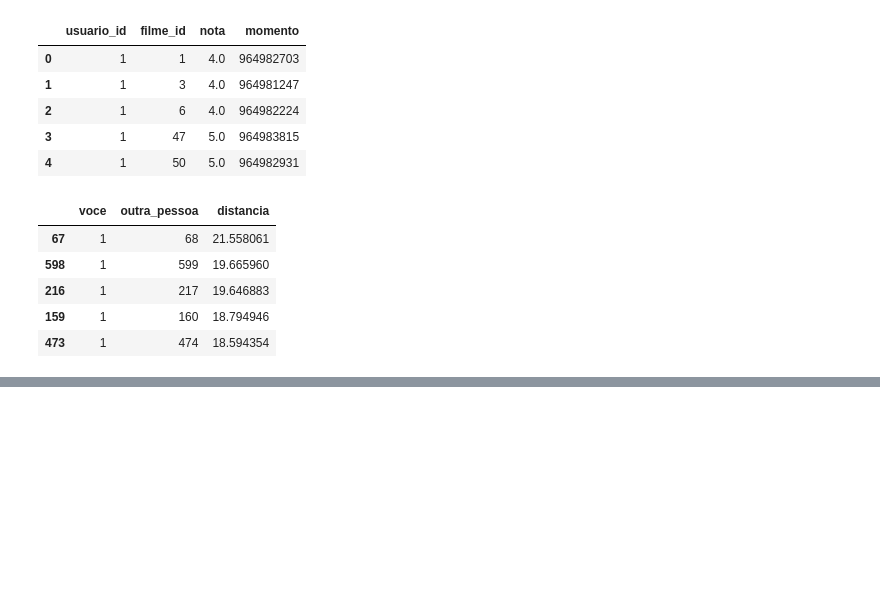
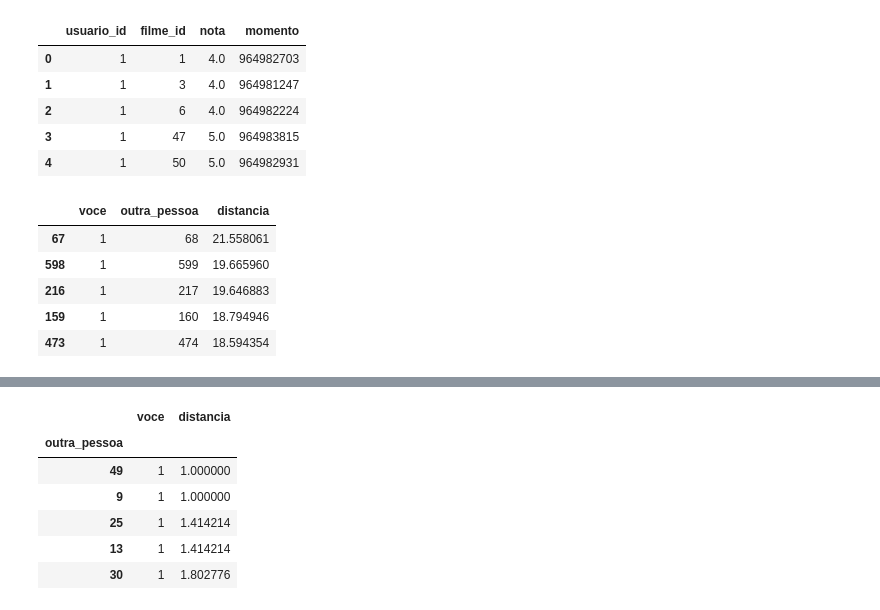
Before and after one commit to laurivansareta/sistema-recomendacao-movielens, a Jupyter notebook: sistema-recomendacao-movielens.ipynb, the cells around one changed output, grey strips where cells are left out. Cells and saved outputs as stored; diff of their text form; code cells hidden in the pictures; blank space fills up the shorter version.

```diff
--- a/sistema-recomendacao-movielens.ipynb
+++ b/sistema-recomendacao-movielens.ipynb
@@ -369,0 +378,8 @@ mais_proximos_1.head()
+# %%
+def distancia_todos(voce_id, n = None):
+    todos_os_usuarios = notas['usuario_id'].unique()
+    if n:
+        todos_os_usuarios = todos_os_usuarios[:n]
+    distancias = [distancia_de_usuarios(voce_id, usuario_id) for usuario_id in todos_os_usuarios]
+    distancias = pd.DataFrame(distancias, columns = ["voce", "outra_pessoa", "distancia"])
+    return distancias
@@ -369,0 +424,10 @@ mais_proximos_1.head()
+# %%
+mais_proximos_de(1, numero_de_usuarios_a_analisar = 50).head()
+# %% [output]
+|  | voce | distancia |
+| outra_pessoa |  |  |
+| 49 | 1 | 1.000000 |
+| 9 | 1 | 1.000000 |
+| 25 | 1 | 1.414214 |
+| 13 | 1 | 1.414214 |
+| 30 | 1 | 1.802776 |
```
Also changed, not shown: parts of 21 cells of this notebook.
